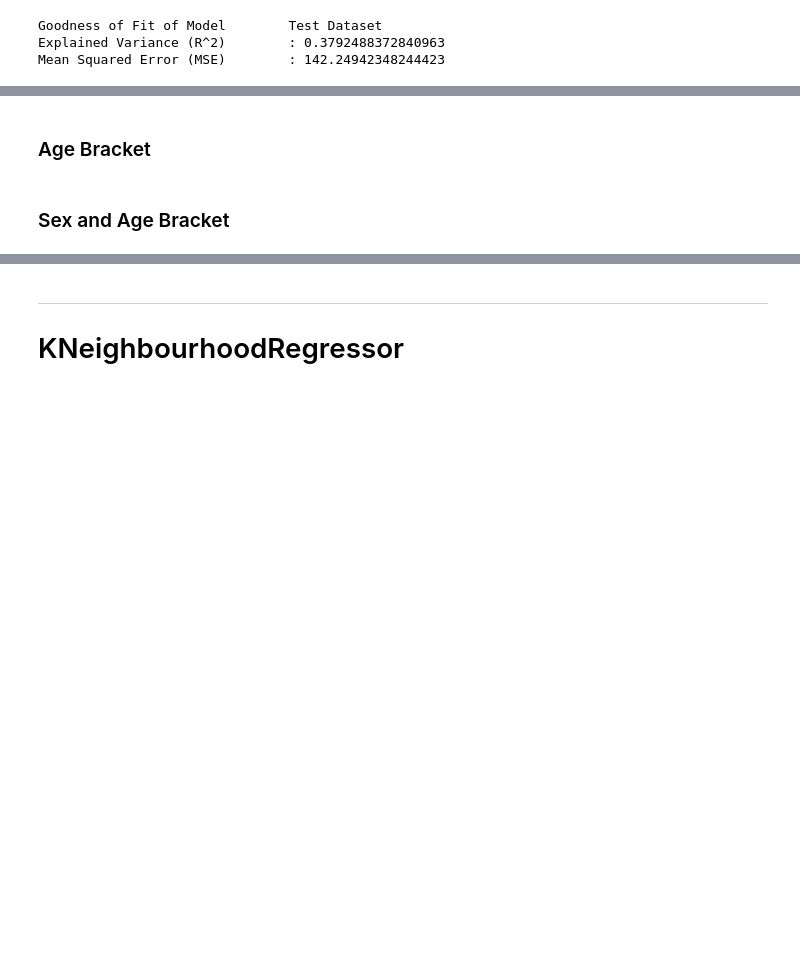
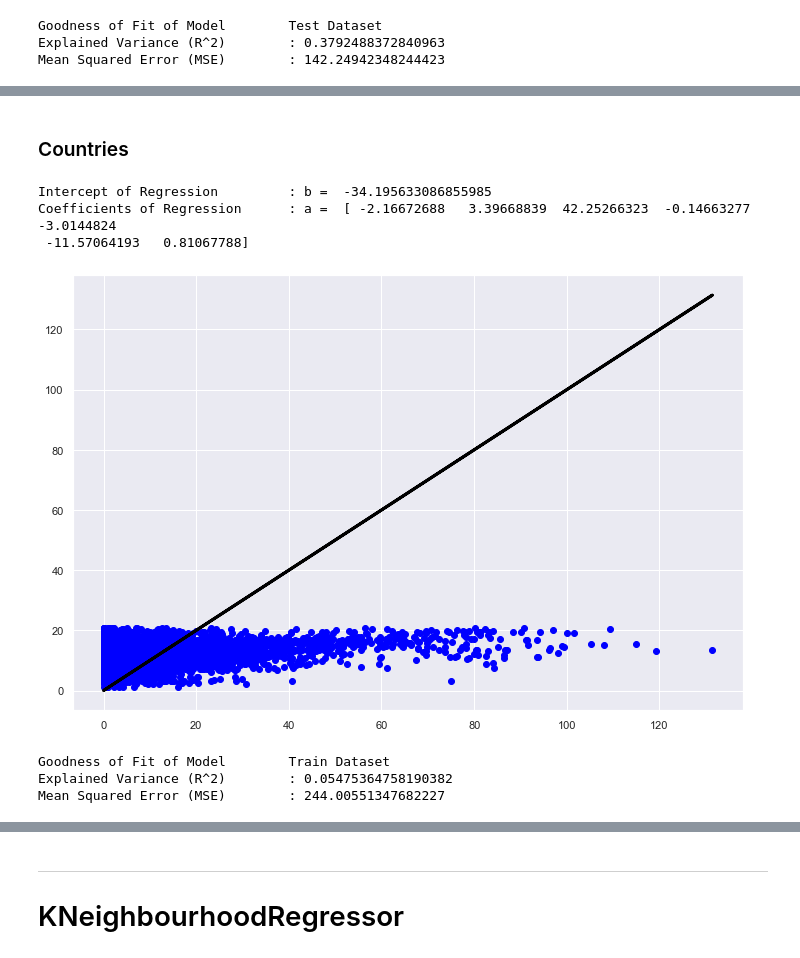
Before and after one commit to BernardLesley/Data_Analysis_Suicide_Rate, a Jupyter notebook: machine learning final.ipynb, the cells around one changed output, grey strips where cells are left out. Saved outputs shown, nothing was run; the diff lists cells and outputs as text; code cells hidden in the pictures; blank space fills up the shorter version.

```diff
--- a/machine learning final.ipynb
+++ b/machine learning final.ipynb
@@ -167,4 +163,39 @@ print()
-# %% [markdown]
-### Age Bracket
-# %% [markdown]
-### Sex and Age Bracket
+# %% [markdown]
+### Countries
+# %%
+selected_x = pd.DataFrame(x[['Life Ladder','Log GDP per capita','Social support','Healthy life expectancy at birth','Freedom to make life choices','Generosity','Perceptions of corruption']])
+# Split the Dataset into Train and Test
+x_train, x_test, y_train, y_test = train_test_split(selected_x, y, test_size = 0.25, random_state=37)
+
+# Linear Regression using Train Data
+linreg = LinearRegression()         # create the linear regression object
+linreg.fit(x_train, y_train)        # train the linear regression model
+
+# Coefficients of the Linear Regression line
+print('Intercept of Regression \t: b = ', linreg.intercept_)
+print('Coefficients of Regression \t: a = ', linreg.coef_)
+print()
+
+# Predict Response corresponding to Predictors
+y_train_pred = linreg.predict(x_train)
+y_test_pred = linreg.predict(x_test)
+# %% [output]
+Intercept of Regression         : b =  -34.195633086855985
+Coefficients of Regression      : a =  [ -2.16672688   3.39668839  42.25266323  -0.14663277  -3.0144824
+ -11.57064193   0.81067788]
+# %%
+f = plt.figure(figsize=(12, 8))
+plt.scatter(y_train, y_train_pred, color = "blue")
+plt.plot(y_train, y_train, 'black', linewidth = 3)
+plt.show()
+
+# Check the Goodness of Fit (on Train Data)
+print("Goodness of Fit of Model \tTrain Dataset")
+print("Explained Variance (R^2) \t:", linreg.score(x_train, y_train))
+print("Mean Squared Error (MSE) \t:", mean_squared_error(y_train, y_train_pred))
+print()
+# %% [output]
+[figure, added]
+Goodness of Fit of Model        Train Dataset
+Explained Variance (R^2)        : 0.05475364758190382
+Mean Squared Error (MSE)        : 244.00551347682227
```
Also changed, not shown: parts of 12 cells of this notebook.
